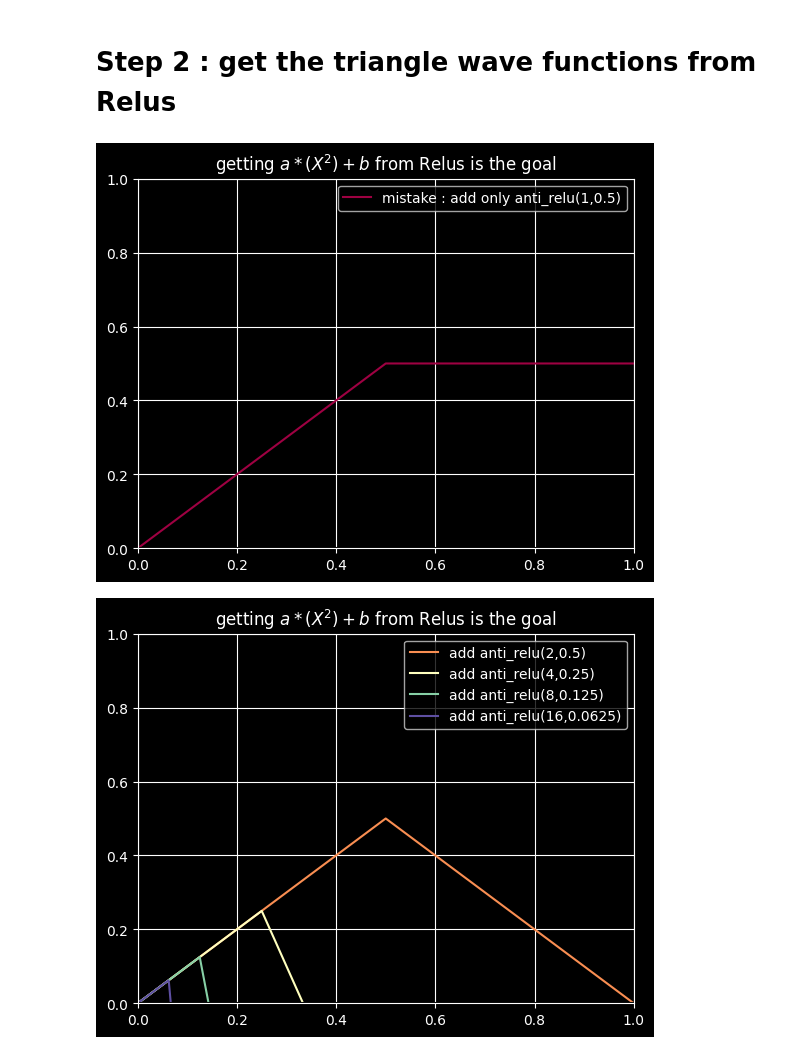
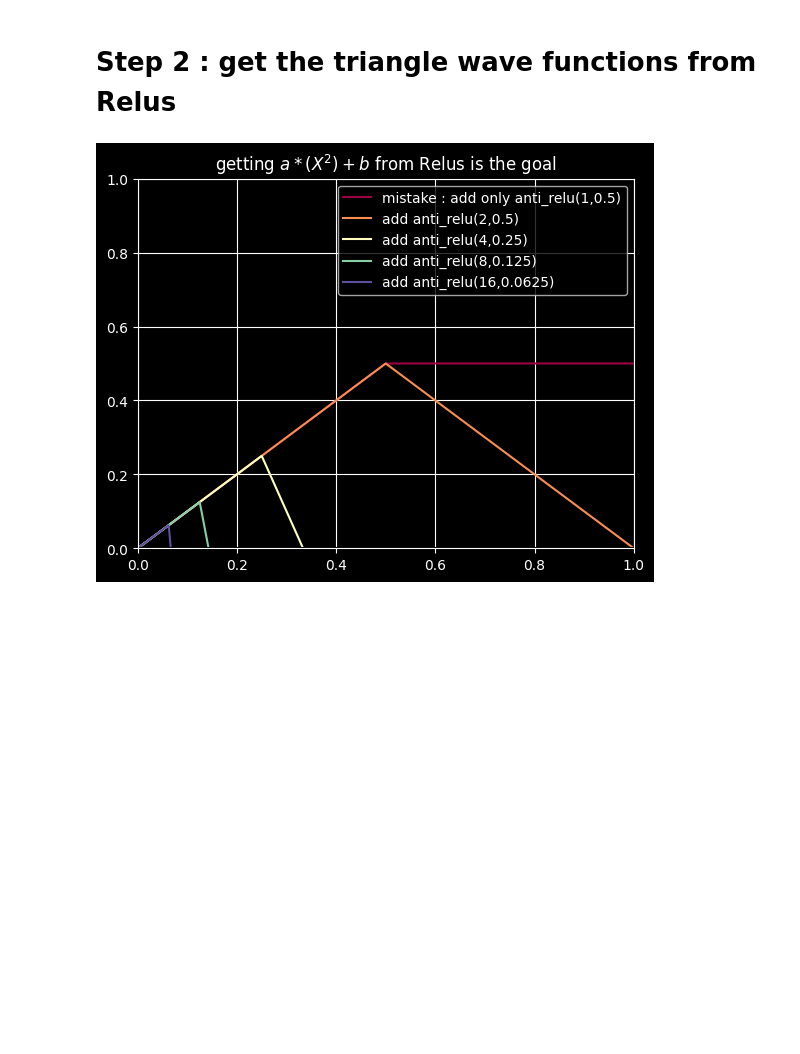
Before and after one commit to Hadrien-Cornier/cool-nn-stuff, a Jupyter notebook: polynomials_from_relus.ipynb, the cells around one changed output. Cells and saved outputs as stored; diff of their text form; code cells hidden in the pictures; blank space fills up the shorter version.

```diff
--- a/polynomials_from_relus.ipynb
+++ b/polynomials_from_relus.ipynb
@@ -120,40 +120,29 @@ def triangle_2(x: Tensor) -> Tensor:
 # %%
 X = Tensor.arange(0,1,0.001)
 
 # X.numpy() = relu(X).numpy()) # relu : the starting point
 
 prt(add(relu,minus(shift(0.5,relu)))(X).numpy(), "mistake : add only anti_relu(1,0.5)", color=color_cycle(0.0))
-
-plt_setup()
-plt.legend()
-plt.show()
 
 # We cut in half the frist relu and create a triangle
 triangle_1 = add(relu,anti_relu(2,0.5))(X).numpy()
 
 prt(triangle_1, "add anti_relu(2,0.5)", color=color_cycle(0.25))
 
 triangle_2 = add(relu,anti_relu(4,0.25))(X).numpy()
 
 prt(triangle_2, "add anti_relu(4,0.25)", color=color_cycle(0.5))
 
 triangle_3 = add(relu,anti_relu(8,0.125))(X).numpy()
 
 prt(triangle_3, "add anti_relu(8,0.125)", color=color_cycle(0.75))
 
 triangle_4 = add(relu,anti_relu(16,0.0625))(X).numpy()
 
 prt(triangle_4, "add anti_relu(16,0.0625)", color=color_cycle(1.0))
 
 plt_setup()
 plt.legend(loc='best')
 plt.show()
-
-#triangle_1_25 = add(triangle_1,minus() (X).numpy()
-
-# prt(add(relu,mul(2,shift(0.5,flip(relu))))(X).numpy(), "shift 0.5 relu", color=color_cycle(0.0))
-# prt(triangle_2(X).numpy(), "tinygrad tensor", color=color_cycle(0.5))
-# prt(triangle_2(X).numpy(), "tinygrad tensor", color=color_cycle(0.5))
 # %% [output]
-[figure, old version]
+[figure, new version]
-[figure, removed]
```
Also changed, not shown: parts of 2 cells of this notebook.
